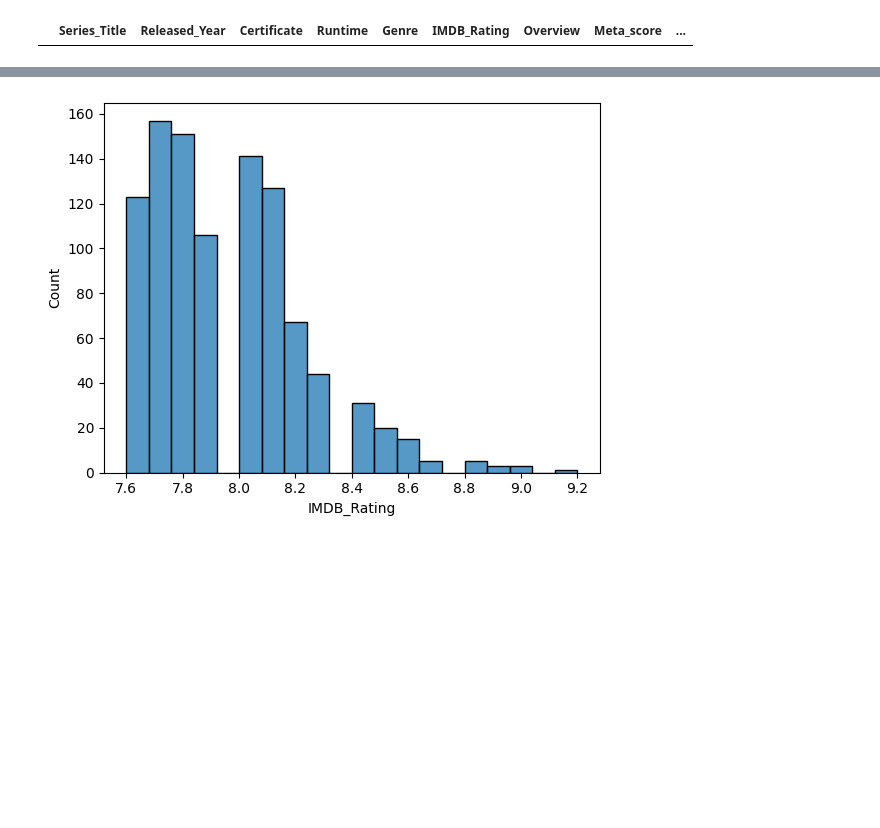
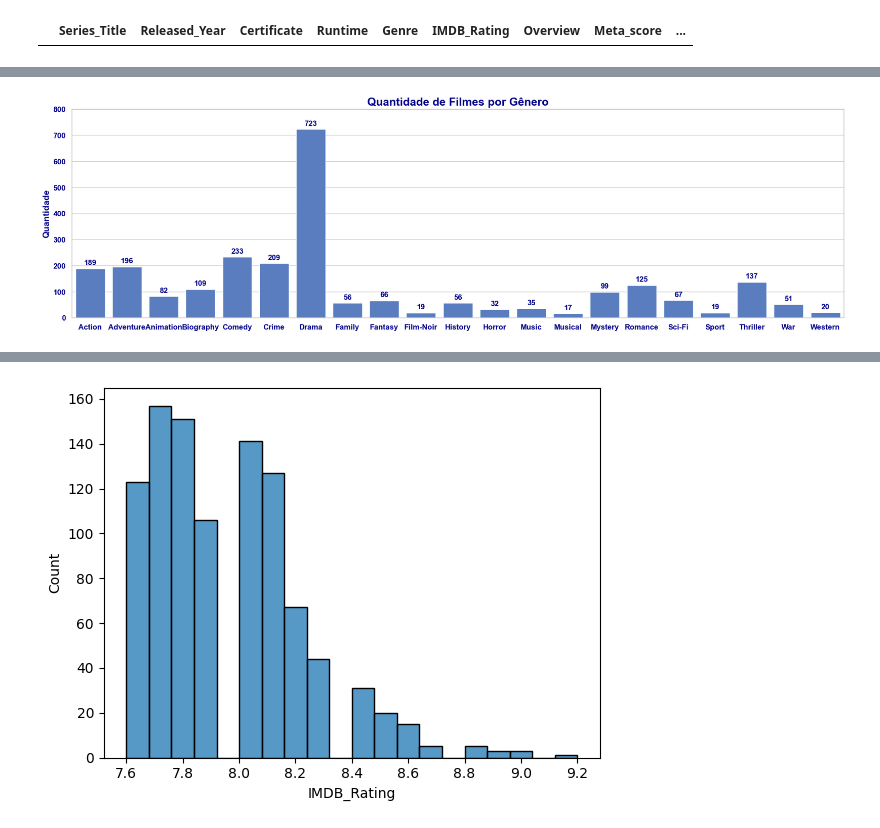
Before and after one commit to AurelioGuilherme/Desafio_Ciencia_de_Dados, a Jupyter notebook: Notebooks/EDA.ipynb, the cells around one changed output, grey strips where cells are left out. Cells and saved outputs as stored; diff of their text form; code cells hidden in the pictures; blank space fills up the shorter version.

```diff
--- a/Notebooks/EDA.ipynb
+++ b/Notebooks/EDA.ipynb
@@ -432,0 +530,7 @@ interactive(children=(Dropdown(description='cetificate', options=('G', '16', 'A'
+# %%
+# Separandos os generos dos filmes
+generos = df.assign(Genre=df['Genre'].str.split(', '))\
+            .explode('Genre')
+
+# Visualizando o DataFrame com os gêneros separados
+generos.head()
@@ -432,0 +544,13 @@ interactive(children=(Dropdown(description='cetificate', options=('G', '16', 'A'
+# %%
+df_groupby = generos.groupby("Genre").agg(quantidade_filmes = ('Series_Title', 'count'))
+
+barplot_custom(df_groupby,
+               figsize=(22,6),
+               col_x= 'Genre',
+               col_y = 'quantidade_filmes',
+               title="Quantidade de Filmes por Gênero",
+               y_label='Quantidade',
+               bar_anotate = True,
+               y_lim=[0,800])
+# %% [output]
+[figure, added]
```
Also changed, not shown: parts of 31 cells of this notebook.
